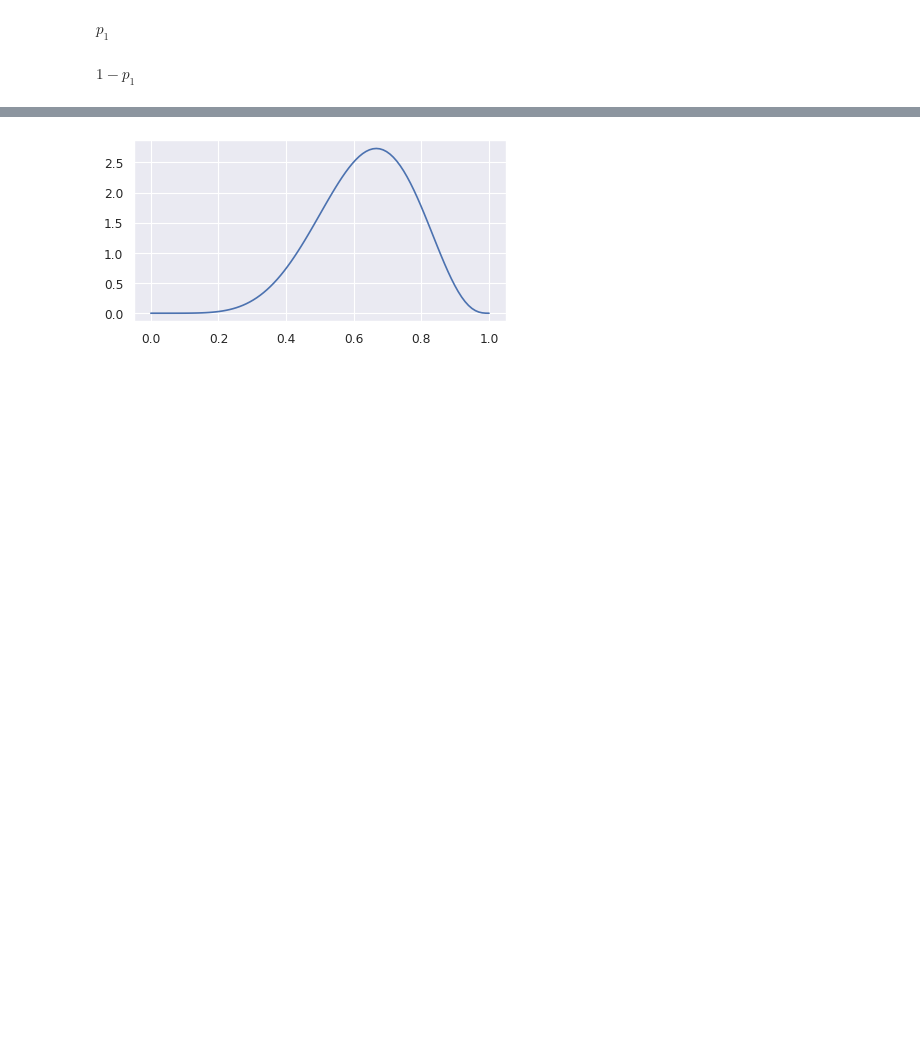
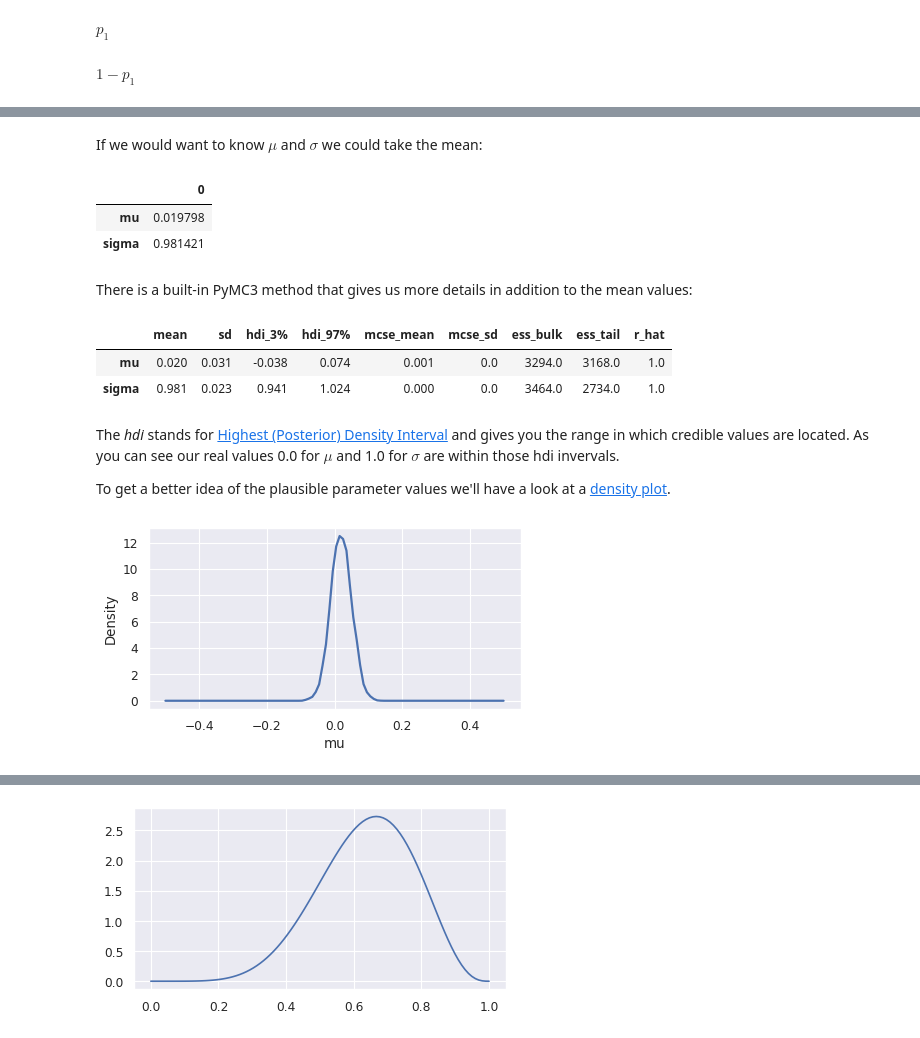
Before and after one commit to cs224/blog-series-monte-carlo-methods, a Jupyter notebook: 0010-fundamental-concepts.ipynb, the cells around one changed output, grey strips where cells are left out. Saved outputs shown, nothing was run; the diff lists cells and outputs as text; code cells hidden in the pictures; blank space fills up the shorter version.

```diff
--- a/0010-fundamental-concepts.ipynb
+++ b/0010-fundamental-concepts.ipynb
@@ -233,0 +313,8 @@ $\displaystyle 0$
+# %%
+samples = stats.norm(0,1).rvs([1000])
+
+with pm.Model() as model:
+    mu = pm.Normal("mu", 0.0, 10.0)
+    sigma = pm.Gamma('sigma', alpha=3.0, beta=1.0)
+    x = pm.Normal("x", mu=mu, sigma=sigma, observed=samples)
+    trace = pm.sample(return_inferencedata=True)
@@ -233,0 +346,3 @@ $\displaystyle 0$
+# %%
+trace_df = trace['posterior'].to_dataframe()
+trace_df
@@ -233,0 +364,20 @@ $\displaystyle 0$
+# %% [markdown]
+If we would want to know $\mu$ and $\sigma$ we could take the mean:
+# %%
+trace_df.mean().to_frame()
+# %% [output]
+|  | 0 |
+| mu | 0.019798 |
+| sigma | 0.981421 |
+# %% [markdown]
+There is a built-in PyMC3 method that gives us more details in addition to the mean values:
+# %%
+pm.summary(trace)
+# %% [output]
+|  | mean | sd | hdi_3% | hdi_97% | mcse_mean | mcse_sd | ess_bulk | ess_tail | r_hat |
+| mu | 0.020 | 0.031 | -0.038 | 0.074 | 0.001 | 0.0 | 3294.0 | 3168.0 | 1.0 |
+| sigma | 0.981 | 0.023 | 0.941 | 1.024 | 0.000 | 0.0 | 3464.0 | 2734.0 | 1.0 |
+# %% [markdown]
+The *hdi* stands for [Highest (Posterior) Density Interval](https://en.wikipedia.org/wiki/Credible_interval) and gives you the range in which credible values are located. As you can see our real values 0.0 for $\mu$ and 1.0 for $\sigma$ are within those hdi invervals.
+
+To get a better idea of the plausible parameter values we'll have a look at a [density plot](https://www.statsmodels.org/stable/examples/notebooks/generated/kernel_density.html).
@@ -233,0 +386,26 @@ $\displaystyle 0$
+# %%
+def kdeplot(lds, parameter_name=None, x_min = None, x_max = None, ax=None, kernel='gau'):
+    if parameter_name is None and isinstance(lds, pd.Series):
+        parameter_name = lds.name
+    kde = sm.nonparametric.KDEUnivariate(lds)
+    kde.fit(kernel=kernel, fft=False, gridsize=2**10)
+    if x_min is None:
+        x_min = kde.support.min()
+    else:
+        x_min = min(kde.support.min(), x_min)
+    if x_max is None:
+        x_max = kde.support.max()
+    else:
+        x_max = max(kde.support.max(),  x_max)
+    x = np.linspace(x_min, x_max,100)
+    y = kde.evaluate(x)
+    if ax is None:
+        plt.figure(figsize=(6, 3), dpi=80, facecolor='w', edgecolor='k')
+        ax = plt.subplot(1, 1, 1)
+    ax.plot(x, y, lw=2)
+    ax.set_xlabel(parameter_name)
+    ax.set_ylabel('Density')
+
+kdeplot(trace_df['mu'], x_min=-0.5, x_max=0.5)
+# %% [output]
+[figure, added]
```
Also changed, not shown: parts of 42 cells of this notebook.
